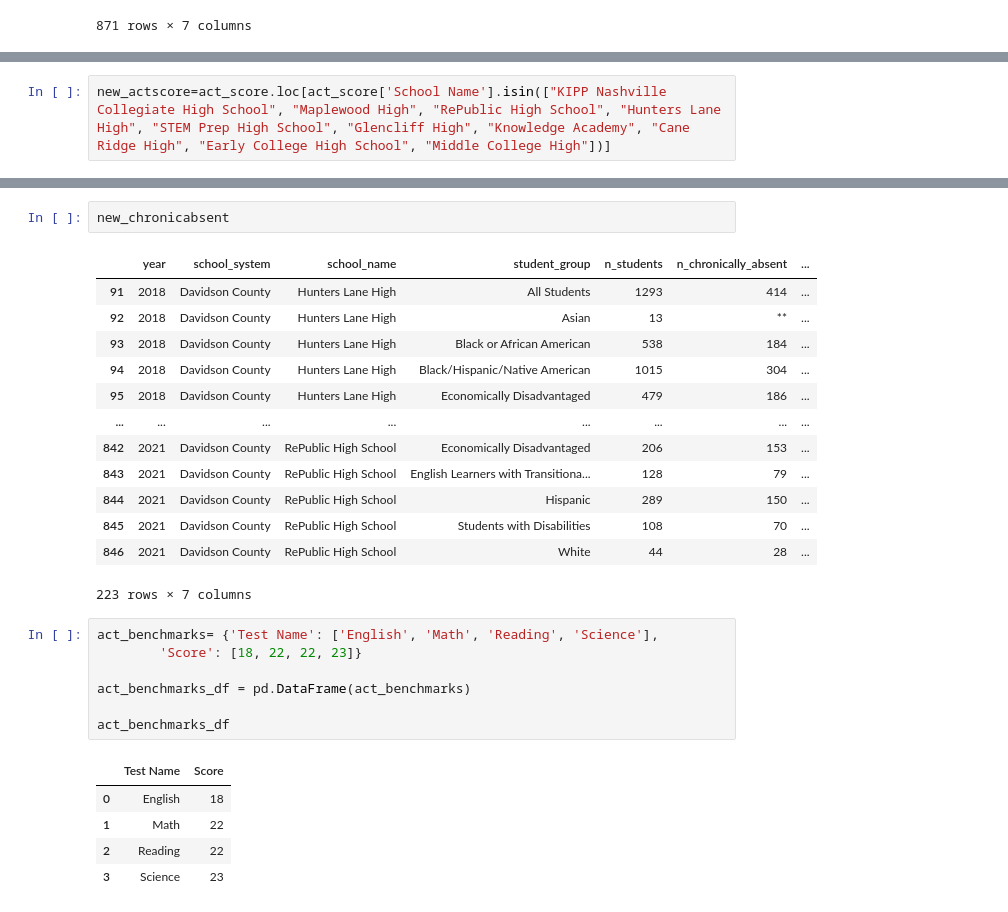
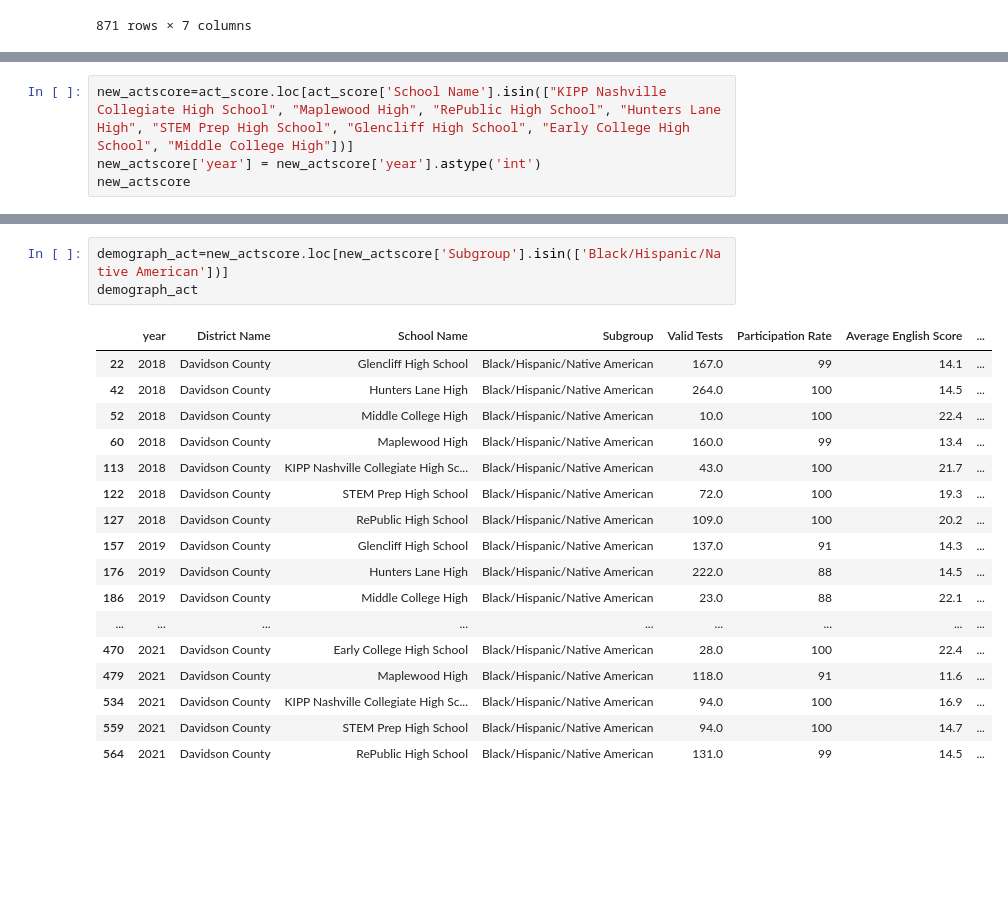
Before and after one commit to mawonuga121/ohtobeascholar, a Jupyter notebook: Awonuga_DSC4900.ipynb, the cells around one changed output, grey strips where cells are left out. Cells and saved outputs as stored; diff of their text form; blank space fills up the shorter version.

```diff
--- a/Awonuga_DSC4900.ipynb
+++ b/Awonuga_DSC4900.ipynb
@@ -95,2 +85,4 @@ new_readygrad
 # %%
-new_actscore=act_score.loc[act_score['School Name'].isin(["KIPP Nashville Collegiate High School", "Maplewood High", "RePublic High School", "Hunters Lane High", "STEM Prep High School", "Glencliff High", "Knowledge Academy", "Cane Ridge High", "Early College High School", "Middle College High"])]
+new_actscore=act_score.loc[act_score['School Name'].isin(["KIPP Nashville Collegiate High School", "Maplewood High", "RePublic High School", "Hunters Lane High", "STEM Prep High School", "Glencliff High School", "Early College High School", "Middle College High"])]
+new_actscore['year'] = new_actscore['year'].astype('int')
+new_actscore
@@ -115,29 +125,21 @@ new_chronicabsent=chronic_absent.loc[chronic_absent['school_name'].isin(["KIPP N
-# %%
-new_chronicabsent
-# %% [output]
-|  | year | school_system | school_name | student_group | n_students | n_chronically_absent | ... |
-| 91 | 2018 | Davidson County | Hunters Lane High | All Students | 1293 | 414 | ... |
-| 92 | 2018 | Davidson County | Hunters Lane High | Asian | 13 | ** | ... |
-| 93 | 2018 | Davidson County | Hunters Lane High | Black or African American | 538 | 184 | ... |
-| 94 | 2018 | Davidson County | Hunters Lane High | Black/Hispanic/Native American | 1015 | 304 | ... |
-| 95 | 2018 | Davidson County | Hunters Lane High | Economically Disadvantaged | 479 | 186 | ... |
-| ... | ... | ... | ... | ... | ... | ... | ... |
-| 842 | 2021 | Davidson County | RePublic High School | Economically Disadvantaged | 206 | 153 | ... |
-| 843 | 2021 | Davidson County | RePublic High School | English Learners with Transitiona... | 128 | 79 | ... |
-| 844 | 2021 | Davidson County | RePublic High School | Hispanic | 289 | 150 | ... |
-| 845 | 2021 | Davidson County | RePublic High School | Students with Disabilities | 108 | 70 | ... |
-| 846 | 2021 | Davidson County | RePublic High School | White | 44 | 28 | ... |
-223 rows × 7 columns
-# %%
-act_benchmarks= {'Test Name': ['English', 'Math', 'Reading', 'Science'],
-        'Score': [18, 22, 22, 23]}
-
-act_benchmarks_df = pd.DataFrame(act_benchmarks)
-
-act_benchmarks_df
-# %% [output]
-|  | Test Name | Score |
-| 0 | English | 18 |
-| 1 | Math | 22 |
-| 2 | Reading | 22 |
-| 3 | Science | 23 |
+# %%
+demograph_act=new_actscore.loc[new_actscore['Subgroup'].isin(['Black/Hispanic/Native American'])]
+demograph_act
+# %% [output]
+|  | year | District Name | School Name | Subgroup | Valid Tests | Participation Rate | Average English Score | ... |
+| 22 | 2018 | Davidson County | Glencliff High School | Black/Hispanic/Native American | 167.0 | 99 | 14.1 | ... |
+| 42 | 2018 | Davidson County | Hunters Lane High | Black/Hispanic/Native American | 264.0 | 100 | 14.5 | ... |
+| 52 | 2018 | Davidson County | Middle College High | Black/Hispanic/Native American | 10.0 | 100 | 22.4 | ... |
+| 60 | 2018 | Davidson County | Maplewood High | Black/Hispanic/Native American | 160.0 | 99 | 13.4 | ... |
+| 113 | 2018 | Davidson County | KIPP Nashville Collegiate High Sc... | Black/Hispanic/Native American | 43.0 | 100 | 21.7 | ... |
+| 122 | 2018 | Davidson County | STEM Prep High School | Black/Hispanic/Native American | 72.0 | 100 | 19.3 | ... |
+| 127 | 2018 | Davidson County | RePublic High School | Black/Hispanic/Native American | 109.0 | 100 | 20.2 | ... |
+| 157 | 2019 | Davidson County | Glencliff High School | Black/Hispanic/Native American | 137.0 | 91 | 14.3 | ... |
+| 176 | 2019 | Davidson County | Hunters Lane High | Black/Hispanic/Native American | 222.0 | 88 | 14.5 | ... |
+| 186 | 2019 | Davidson County | Middle College High | Black/Hispanic/Native American | 23.0 | 88 | 22.1 | ... |
+| ... | ... | ... | ... | ... | ... | ... | ... | ... |
+| 470 | 2021 | Davidson County | Early College High School | Black/Hispanic/Native American | 28.0 | 100 | 22.4 | ... |
+| 479 | 2021 | Davidson County | Maplewood High | Black/Hispanic/Native American | 118.0 | 91 | 11.6 | ... |
+| 534 | 2021 | Davidson County | KIPP Nashville Collegiate High Sc... | Black/Hispanic/Native American | 94.0 | 100 | 16.9 | ... |
+| 559 | 2021 | Davidson County | STEM Prep High School | Black/Hispanic/Native American | 94.0 | 100 | 14.7 | ... |
+| 564 | 2021 | Davidson County | RePublic High School | Black/Hispanic/Native American | 131.0 | 99 | 14.5 | ... |
```
Also changed, not shown: parts of 24 cells of this notebook.
